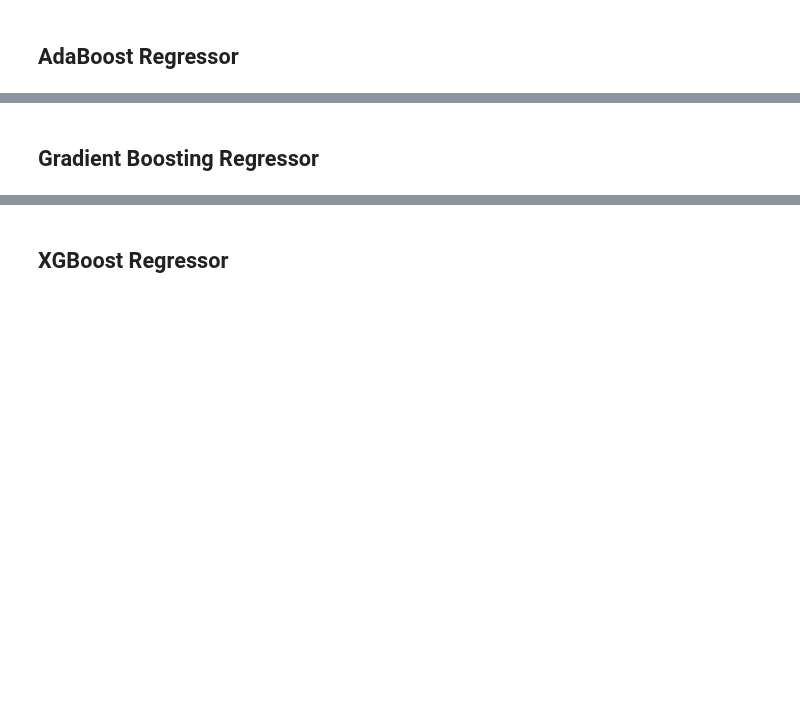
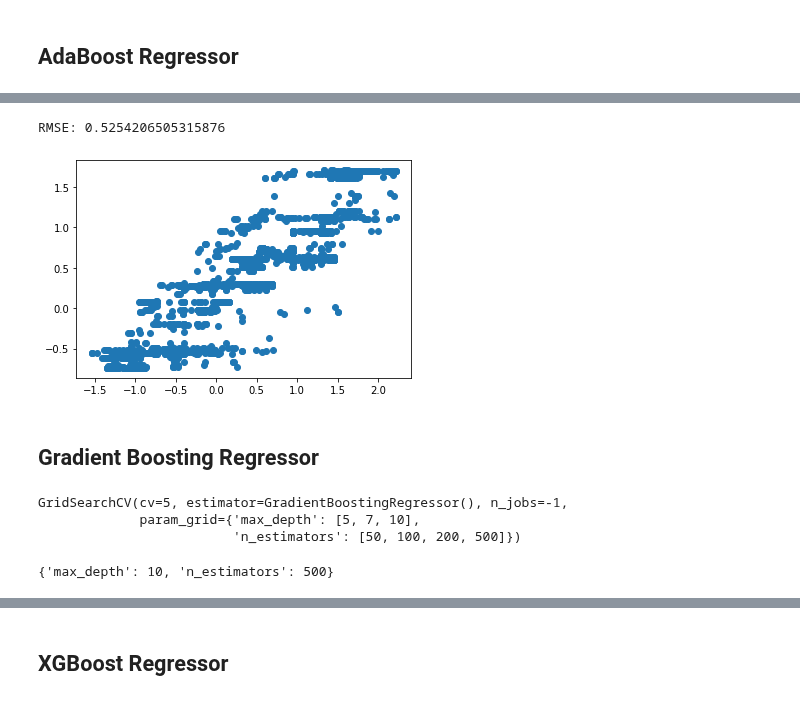
Before and after one commit to prompath/kaggle-electric-motor, a Jupyter notebook: tuning-key.ipynb, the cells around one changed output, grey strips where cells are left out. Saved outputs shown, nothing was run; the diff lists cells and outputs as text; code cells hidden in the pictures; blank space fills up the shorter version.

```diff
--- a/tuning-key.ipynb
+++ b/tuning-key.ipynb
@@ -188,0 +340,6 @@ grid_search_rf_reg = GridSearchCV(rf_reg, param_grid_rf_reg, cv=5)
+# %%
+param_grid_adb_reg = {
+    'n_estimators': [50, 100],
+    'learning_rate' : [0.01, 0.2, 0.5, 1],
+    'loss' : ['linear', 'square', 'exponential']
+ }
@@ -205,5 +403,8 @@ grid_search_rf_reg.score(X_test, y_test)
 # %%
-plot_test(grid_search_rf_reg, X_test, y_test)
+plot_test(grid_search_adb_reg, X_test, y_test)
+# %% [output]
+RMSE: 0.5254206505315876
+[figure, added]
 # %% [markdown]
 ## Gradient Boosting Regressor
 # %%
@@ -220,5 +419,11 @@ grid_search_rf_reg = GridSearchCV(rf_reg, param_grid_rf_reg, cv=5)
 # %%
-grid_search_rf_reg.fit(X_train, y_train)
+grid_search_gb_reg.fit(X_train, y_train)
+# %% [output]
+GridSearchCV(cv=5, estimator=GradientBoostingRegressor(), n_jobs=-1,
+             param_grid={'max_depth': [5, 7, 10],
+                         'n_estimators': [50, 100, 200, 500]})
 # %%
-grid_search_rf_reg.best_params_
+grid_search_gb_reg.best_params_
+# %% [output]
+{'max_depth': 10, 'n_estimators': 500}
 # %%
```
Also changed, not shown: parts of 79 cells of this notebook.
